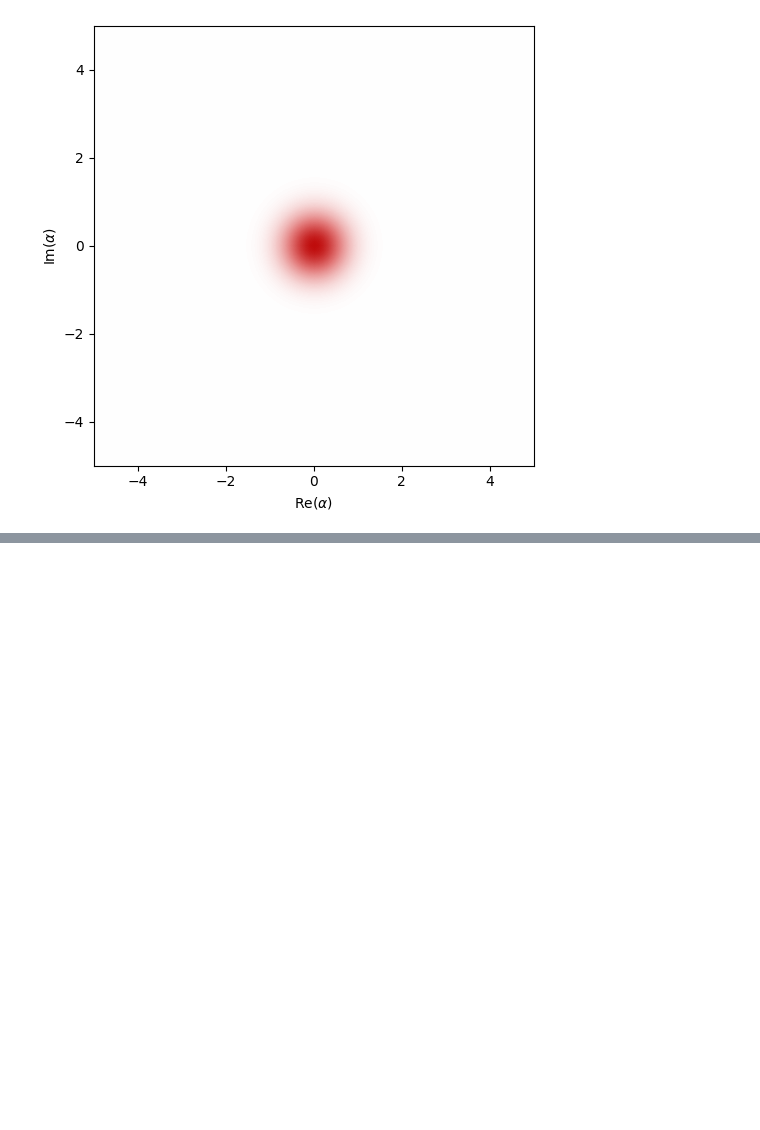
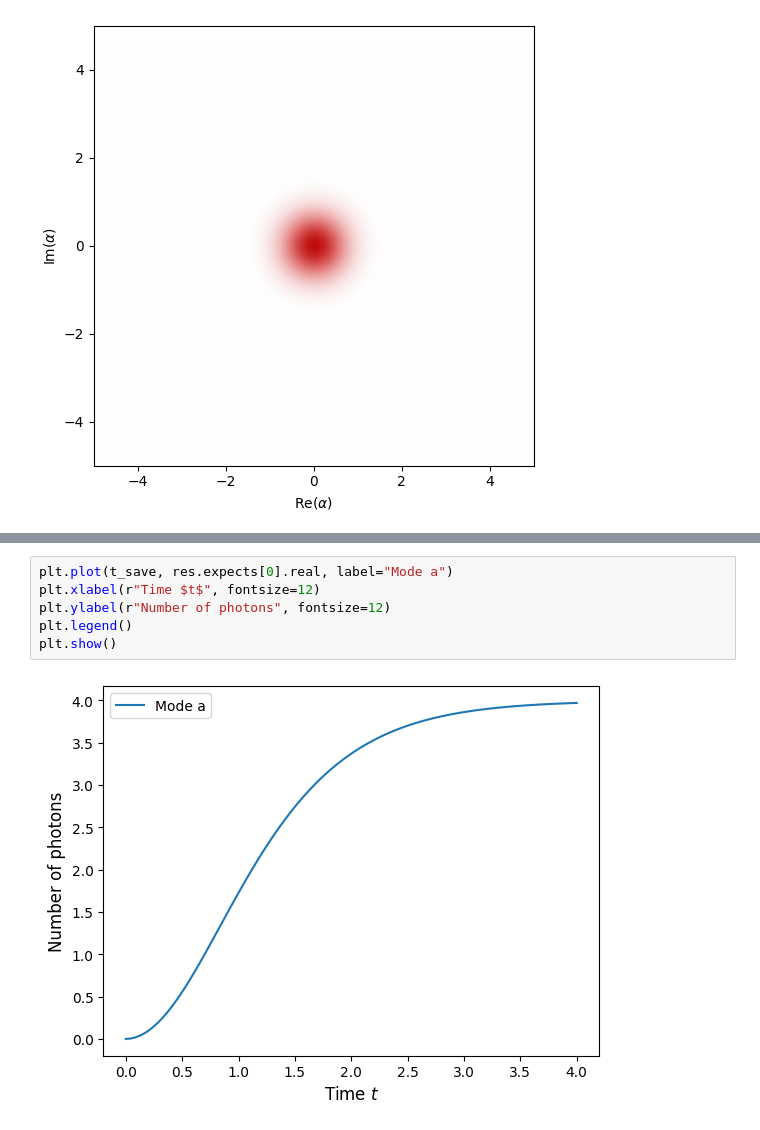
Before and after one commit to dolphingarlic/2025-Alice-and-Bob, a Jupyter notebook: part1_scratchpad.ipynb, the cells around one changed output, grey strips where cells are left out. Saved outputs shown, nothing was run; the diff lists cells and outputs as text; blank space fills up the shorter version.

```diff
--- a/part1_scratchpad.ipynb
+++ b/part1_scratchpad.ipynb
@@ -58,0 +86,8 @@ plt.show()
+# %%
+plt.plot(t_save, res.expects[0].real, label="Mode a")
+plt.xlabel(r"Time $t$", fontsize=12)
+plt.ylabel(r"Number of photons", fontsize=12)
+plt.legend()
+plt.show()
+# %% [output]
+[figure, added]
```
Also changed, not shown: parts of 8 cells of this notebook.
